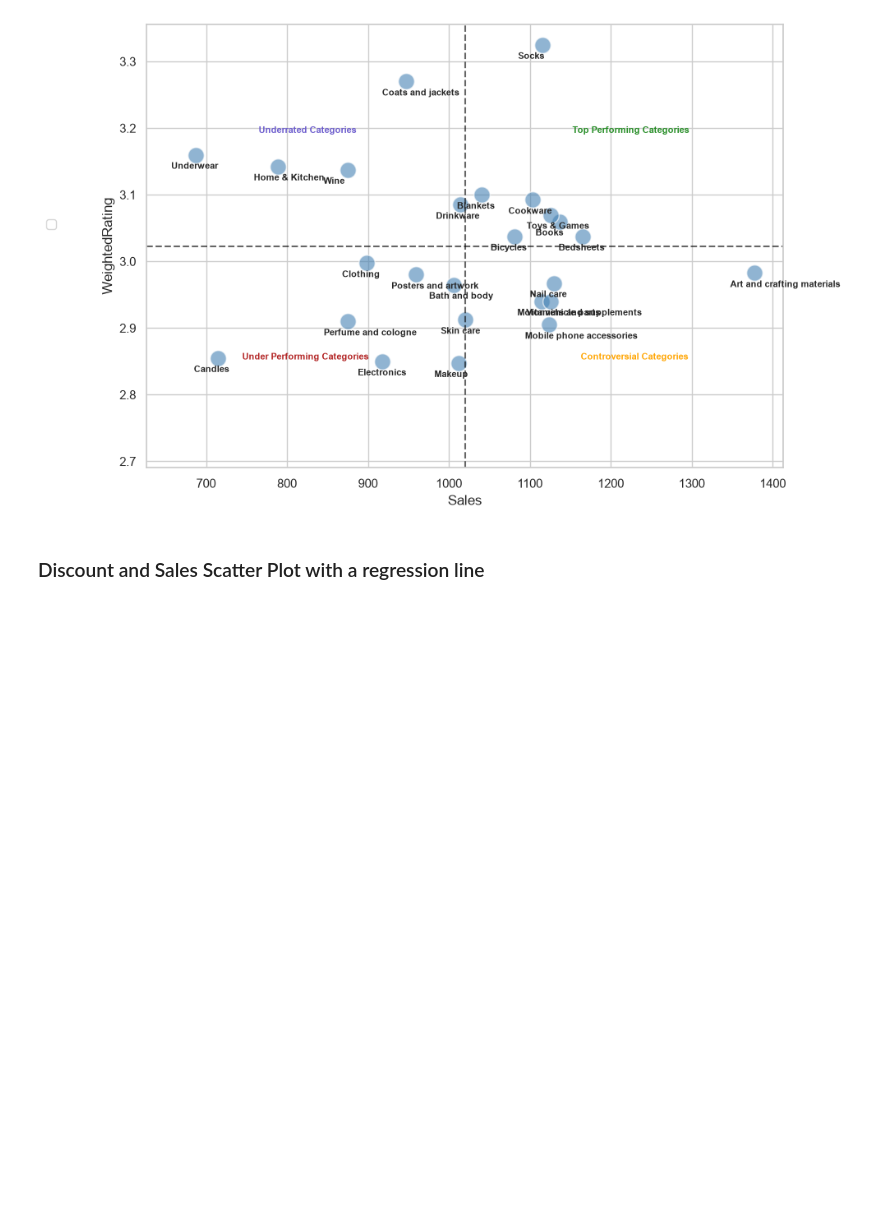
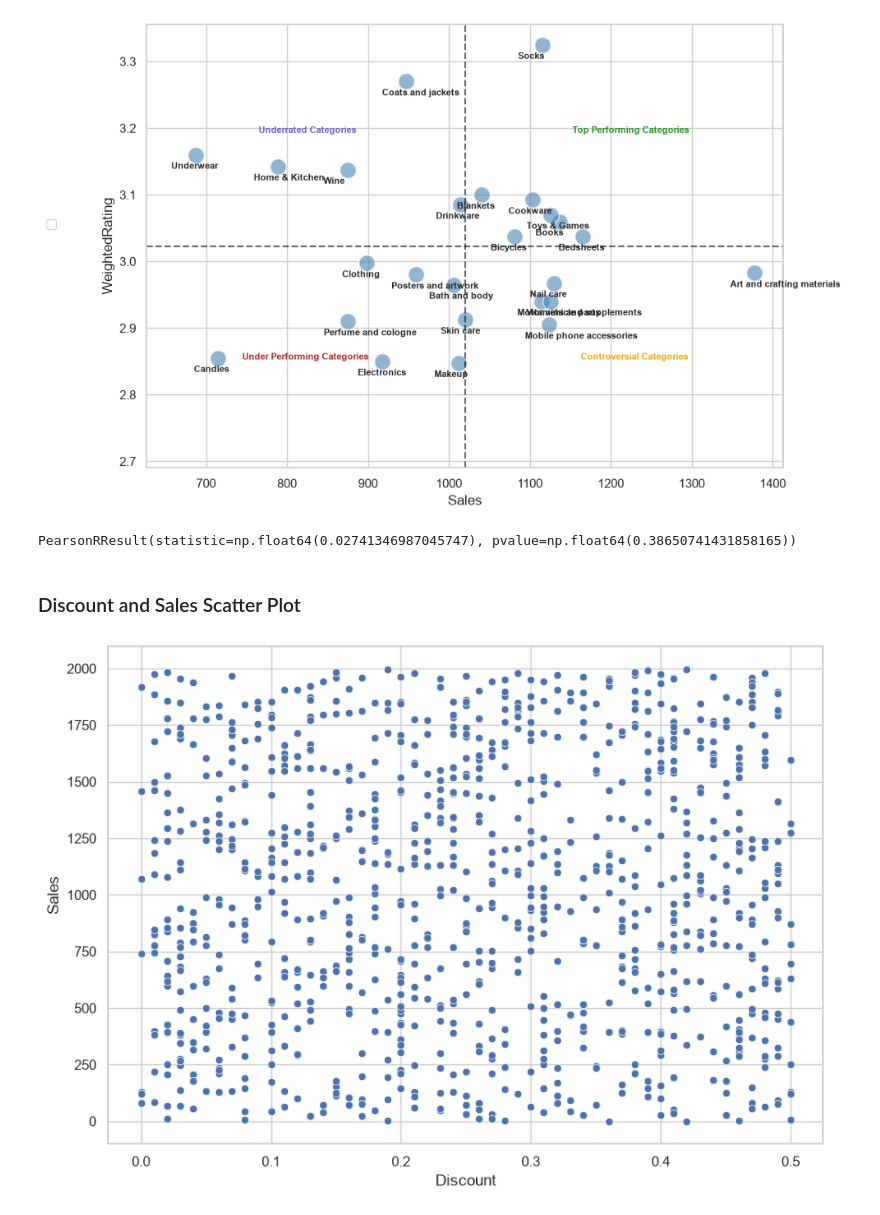
Before and after one commit to Reyal335/SQL-and-EDA--E-Commerce-Business-Questions, a Jupyter notebook: notebooks/01_EDA.ipynb, the cells around one changed output. Saved outputs shown, nothing was run; the diff lists cells and outputs as text; code cells hidden in the pictures; blank space fills up the shorter version.

Commit message:
pearson r

```diff
--- a/notebooks/01_EDA.ipynb
+++ b/notebooks/01_EDA.ipynb
@@ -263,5 +263,25 @@ plt.show()
 1413.25
 1020.0
 [figure]
+# %%
+# Test for correlation with pearson correlation
+
+from scipy import stats
+res = stats.pearsonr(df["Discount"], df["Sales"])
+res
+# %% [output]
+PearsonRResult(statistic=np.float64(0.02741346987045747), pvalue=np.float64(0.38650741431858165))
 # %% [markdown]
-### Discount and Sales Scatter Plot with a regression line
+### Discount and Sales Scatter Plot
+# %%
+plt.figure(figsize=(10, 7))
+
+ax = sns.scatterplot(
+    data=df,
+    x="Discount",
+    y="Sales"
+)
+
+plt.show()
+# %% [output]
+[figure, added]
```
